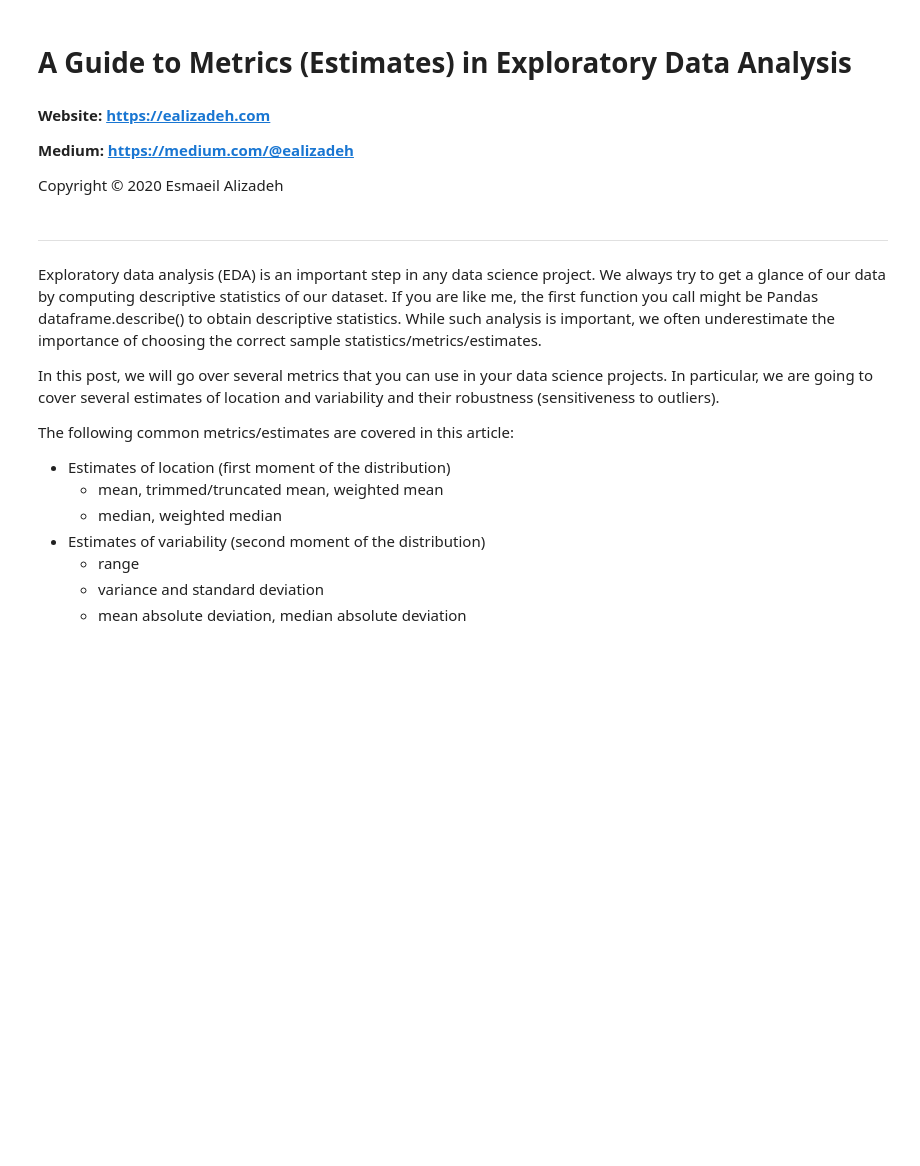
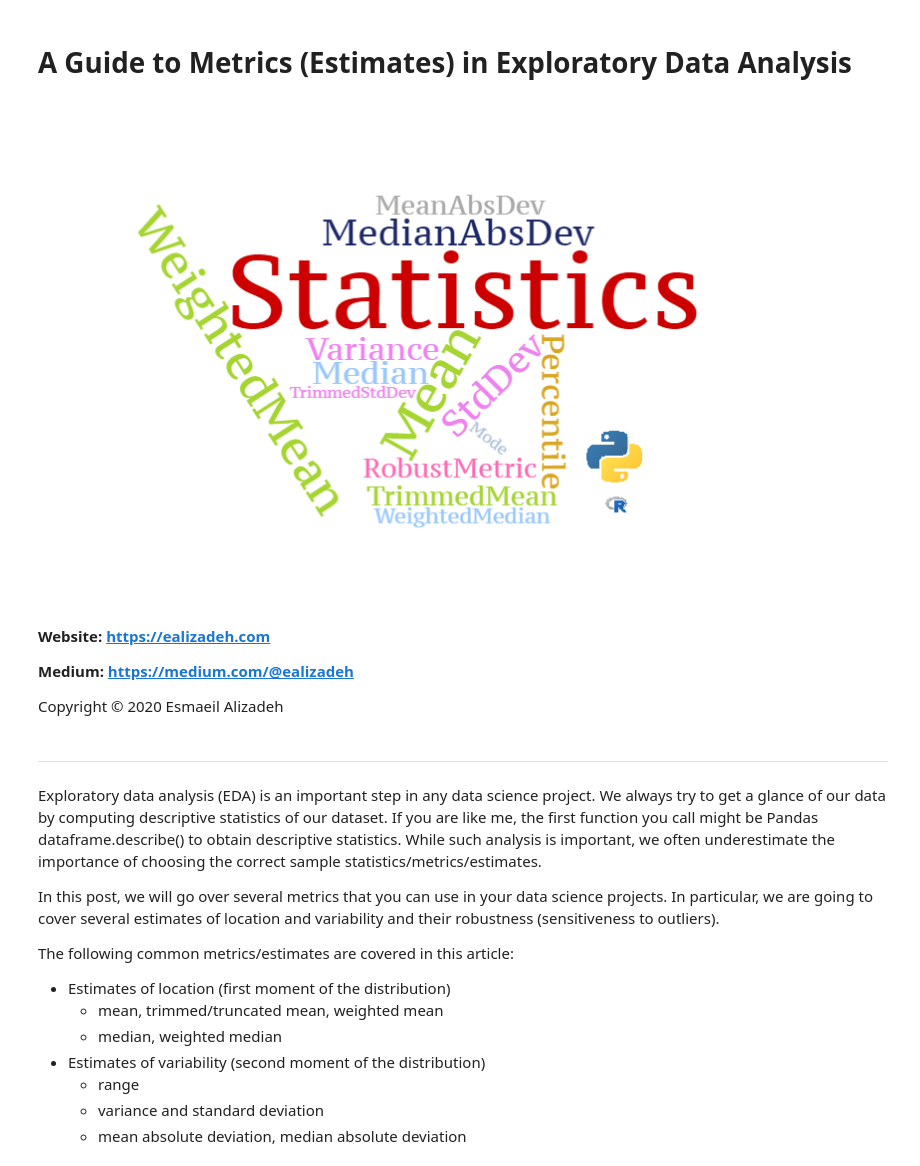
Before and after one commit to e-alizadeh/data-science-blog, a Jupyter notebook: notebooks/A_Guide_to_Metrics_Estimates_in_EDA.ipynb, the cells around one changed output. Saved outputs shown, nothing was run; the diff lists cells and outputs as text; code cells hidden in the pictures; blank space fills up the shorter version.

```diff
--- a/notebooks/A_Guide_to_Metrics_Estimates_in_EDA.ipynb
+++ b/notebooks/A_Guide_to_Metrics_Estimates_in_EDA.ipynb
@@ -2,7 +2,9 @@
 # A Guide to Metrics (Estimates) in Exploratory Data Analysis
 # %%
 from IPython import display
-# display.Image("https://www.ealizadeh.com/wp-content/uploads/2020/11/BP05_featured_image.png")
+display.Image("https://www.ealizadeh.com/wp-content/uploads/2020/12/bp08_featured_image.png")
+# %% [output]
+[figure, added]
 # %% [markdown]
 **Website: https://ealizadeh.com**
 
```
Also changed, not shown: parts of 3 cells of this notebook.
